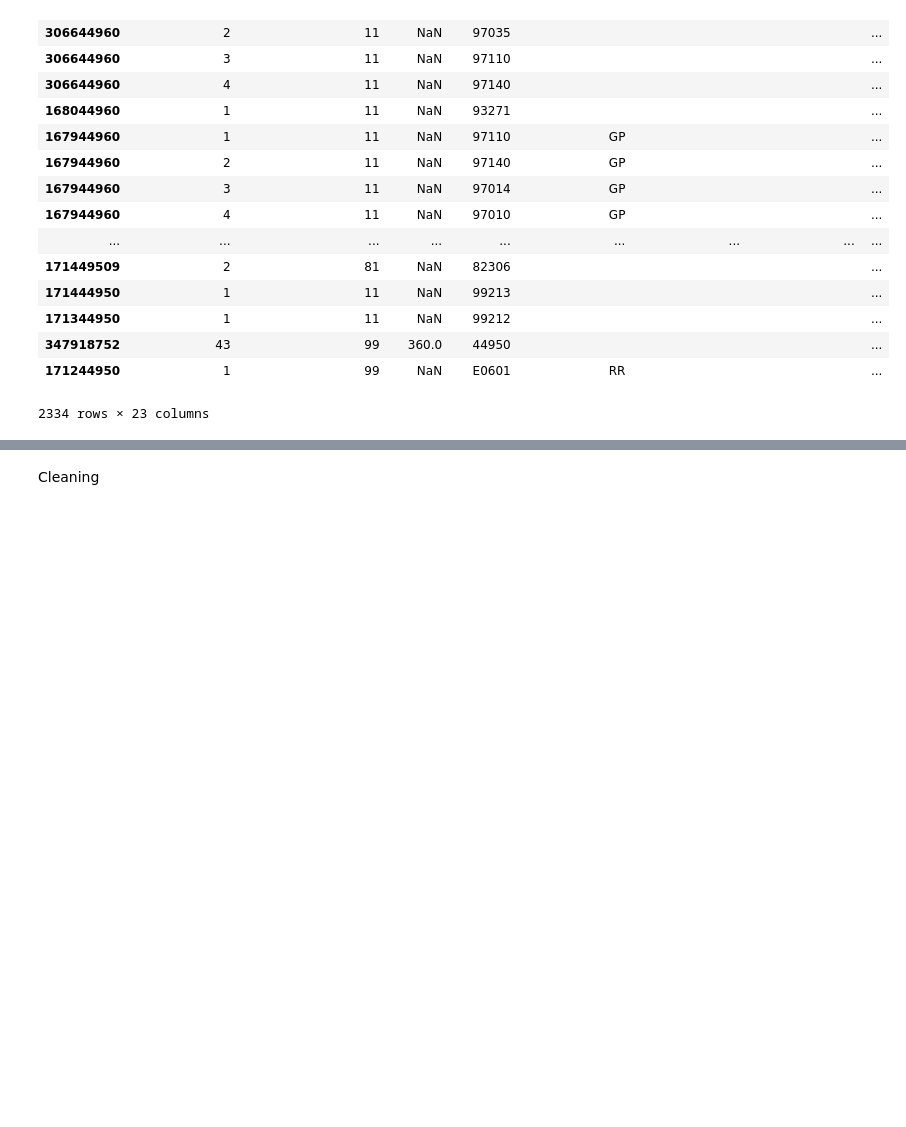
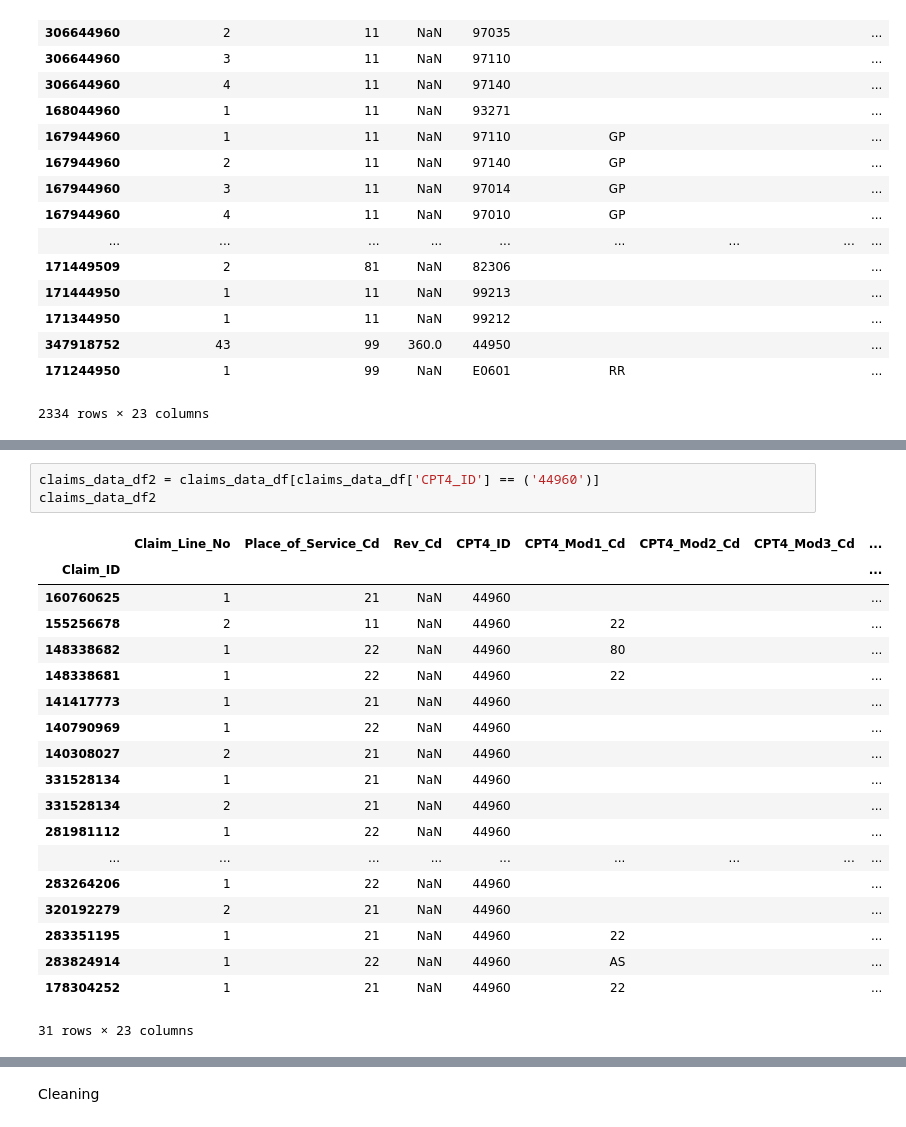
Before and after one commit to jlhewitt/Healthcare-Claim-Analysis, a Jupyter notebook: Save_For_Later/Data_Pipeline.ipynb, the cells around one changed output, grey strips where cells are left out. Drawn from its saved outputs; the diff is of its cells as text; blank space fills up the shorter version.

```diff
--- a/Save_For_Later/Data_Pipeline.ipynb
+++ b/Save_For_Later/Data_Pipeline.ipynb
@@ -59,0 +79,23 @@ list(claims_data_df1.columns.values)
+# %%
+claims_data_df2 = claims_data_df[claims_data_df['CPT4_ID'] == ('44960')]
+claims_data_df2
+# %% [output]
+|  | Claim_Line_No | Place_of_Service_Cd | Rev_Cd | CPT4_ID | CPT4_Mod1_Cd | CPT4_Mod2_Cd | CPT4_Mod3_Cd | ... |
+| Claim_ID |  |  |  |  |  |  |  | ... |
+| 160760625 | 1 | 21 | NaN | 44960 |  |  |  | ... |
+| 155256678 | 2 | 11 | NaN | 44960 | 22 |  |  | ... |
+| 148338682 | 1 | 22 | NaN | 44960 | 80 |  |  | ... |
+| 148338681 | 1 | 22 | NaN | 44960 | 22 |  |  | ... |
+| 141417773 | 1 | 21 | NaN | 44960 |  |  |  | ... |
+| 140790969 | 1 | 22 | NaN | 44960 |  |  |  | ... |
+| 140308027 | 2 | 21 | NaN | 44960 |  |  |  | ... |
+| 331528134 | 1 | 21 | NaN | 44960 |  |  |  | ... |
+| 331528134 | 2 | 21 | NaN | 44960 |  |  |  | ... |
+| 281981112 | 1 | 22 | NaN | 44960 |  |  |  | ... |
+| ... | ... | ... | ... | ... | ... | ... | ... | ... |
+| 283264206 | 1 | 22 | NaN | 44960 |  |  |  | ... |
+| 320192279 | 2 | 21 | NaN | 44960 |  |  |  | ... |
+| 283351195 | 1 | 21 | NaN | 44960 | 22 |  |  | ... |
+| 283824914 | 1 | 22 | NaN | 44960 | AS |  |  | ... |
+| 178304252 | 1 | 21 | NaN | 44960 | 22 |  |  | ... |
+31 rows × 23 columns
```
Also changed, not shown: parts of 14 cells of this notebook.
